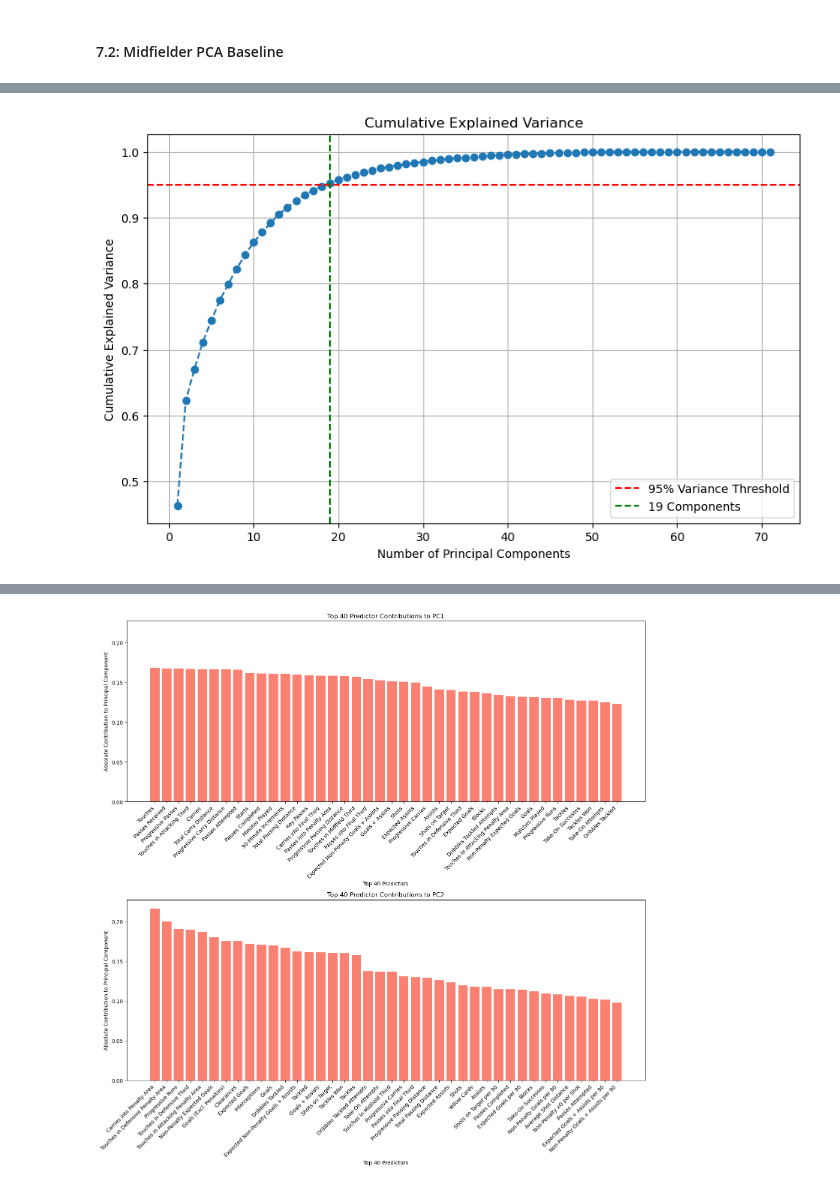
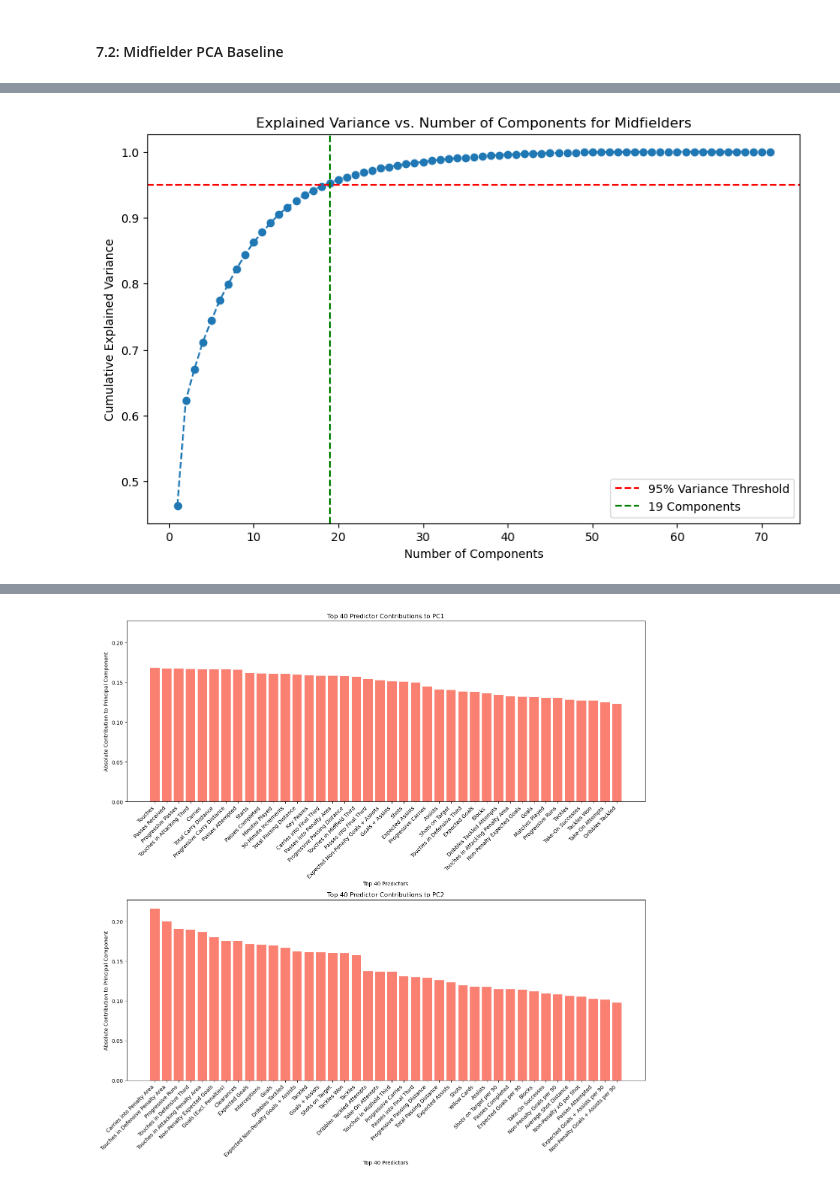
Before and after one commit to kezeani/109aproject, a Jupyter notebook: project.ipynb, the cells around one changed output, grey strips where cells are left out. Saved outputs shown, nothing was run; the diff lists cells and outputs as text; code cells hidden in the pictures.

```diff
--- a/project.ipynb
+++ b/project.ipynb
@@ -303,15 +303,12 @@ Top 10 defenders based on PC1:
 
 #### <div class='sub-section'>7.2: Midfielder PCA Baseline</div>
 # %%
+#Reloading datasets (midfielders only contains numeric columns while midfielders_reloaded contains all data)
+midfielders = standardize(pd.read_csv("stats/MF_relevant_stats.csv"))
+midfielders_reloaded = pd.read_csv('stats/MF_relevant_stats.csv')
+
 # mapping
 column_mapping = {
-    'Player': 'Player',
-    'Nation': 'Nationality',
-    'Pos': 'Position',
-    'Squad': 'Team',
-    'Comp': 'Competition',
-    'Age': 'Age',
-    'Born': 'Year Born',
     'MP': 'Matches Played',
     'Starts': 'Starts',
     'Min': 'Minutes Played',
@@ -384,10 +381,3 @@ column_mapping = {
 }
 
 midfielders.rename(columns=column_mapping, inplace=True)
-
-midfielders = midfielders.dropna()
-pca = PCA().fit(midfielders)
-pca_mid = pca.transform(midfielders)
-
-cumulative_variance = np.cumsum(pca.explained_variance_ratio_)
-n_components_95 = np.argmax(cumulative_variance >= 0.95) + 1
@@ -433,14 +448,13 @@ plt.show()
 # %%
 #confidence interval
 plt.figure(figsize=(10, 6))
 plt.plot(range(1, len(cumulative_variance) + 1), cumulative_variance, marker='o', linestyle='--')
 plt.axhline(y=0.95, color='r', linestyle='--', label='95% Variance Threshold')
 plt.axvline(x=n_components_95, color='g', linestyle='--', label=f'{n_components_95} Components')
-plt.title('Cumulative Explained Variance')
-plt.xlabel('Number of Principal Components')
+plt.xlabel('Number of Components')
 plt.ylabel('Cumulative Explained Variance')
+plt.title('Explained Variance vs. Number of Components for Midfielders')
 plt.legend(loc='lower right')
-plt.grid()
 plt.show()
 # %% [output]
-[figure, old version]
+[figure, new version]
```
Also changed, not shown: parts of 6 cells of this notebook.
